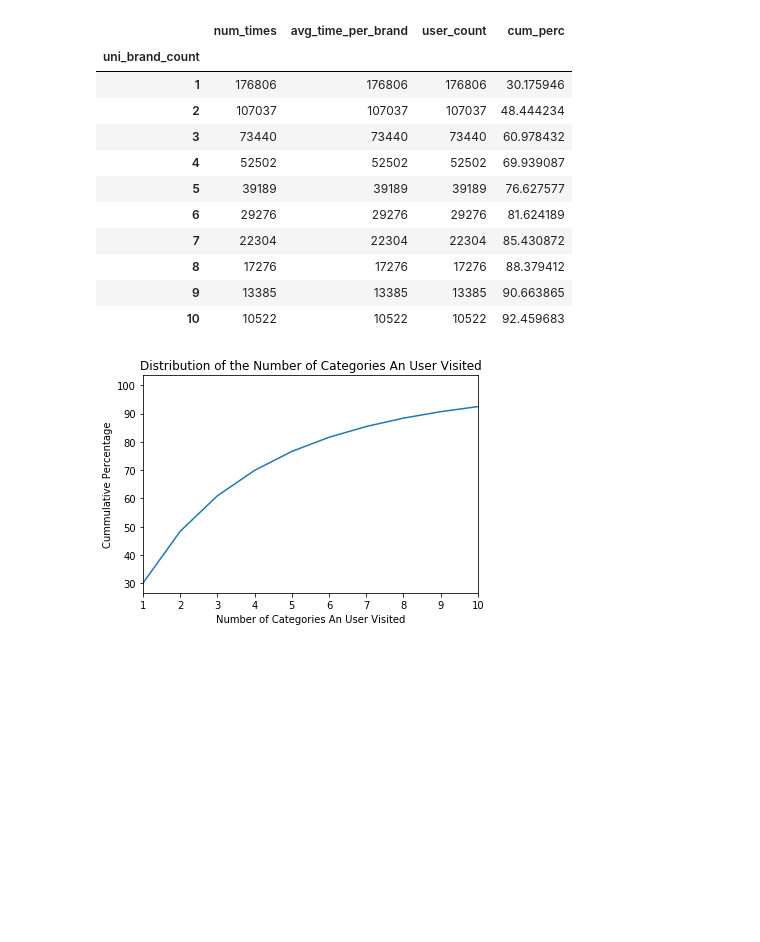
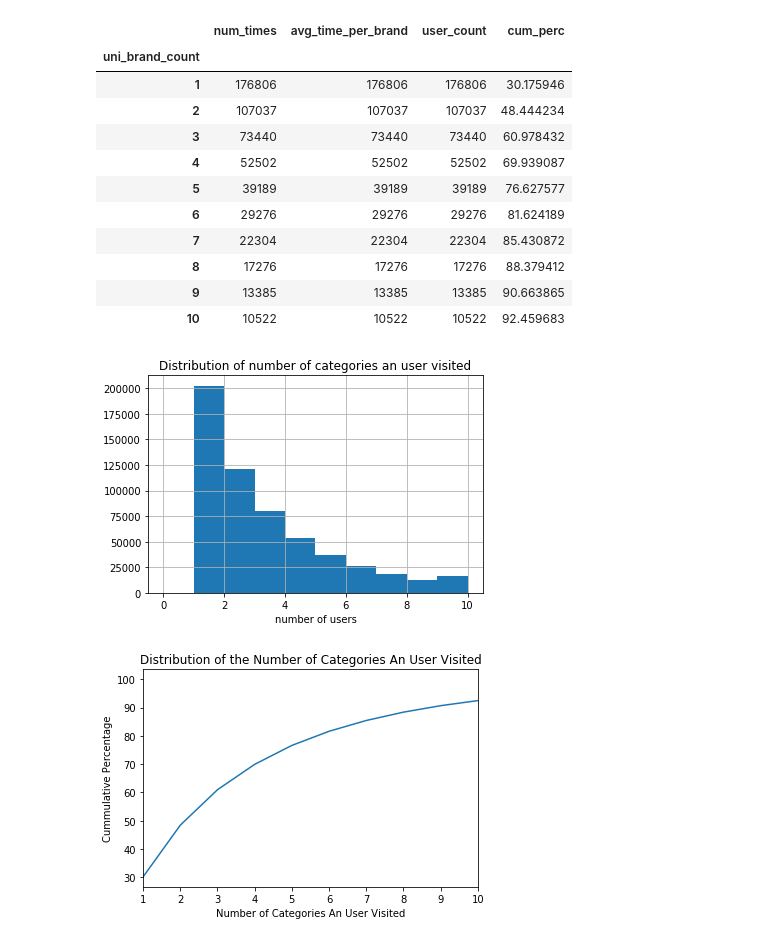
Before and after one commit to elainewyq/Click_Through_Rate_Prediction_Taobao, a Jupyter notebook: User_Behavior_Data_Mining.ipynb, the cells around one changed output. Drawn from its saved outputs; the diff is of its cells as text; code cells hidden in the pictures; blank space fills up the shorter version.

```diff
--- a/User_Behavior_Data_Mining.ipynb
+++ b/User_Behavior_Data_Mining.ipynb
@@ -318,6 +318,14 @@ user_cate2.head(10)
 | 8 | 17276 | 17276 | 17276 | 88.379412 |
 | 9 | 13385 | 13385 | 13385 | 90.663865 |
 | 10 | 10522 | 10522 | 10522 | 92.459683 |
+# %%
+user_cate1['uni_cate_count'].hist(range=(0,10))
+plt.title('Distribution of number of categories an user visited')
+plt.xlabel('number of categories an user visited')
+plt.xlabel('number of users')
+plt.savefig('Distribution_of_number_of_categories_an_user_visited.png')
+# %% [output]
+[figure, added]
 # %%
 # Plot the distribution
 plt.plot(user_cate2.cum_perc)
```
Also changed, not shown: parts of 15 cells of this notebook, 2 other files.
